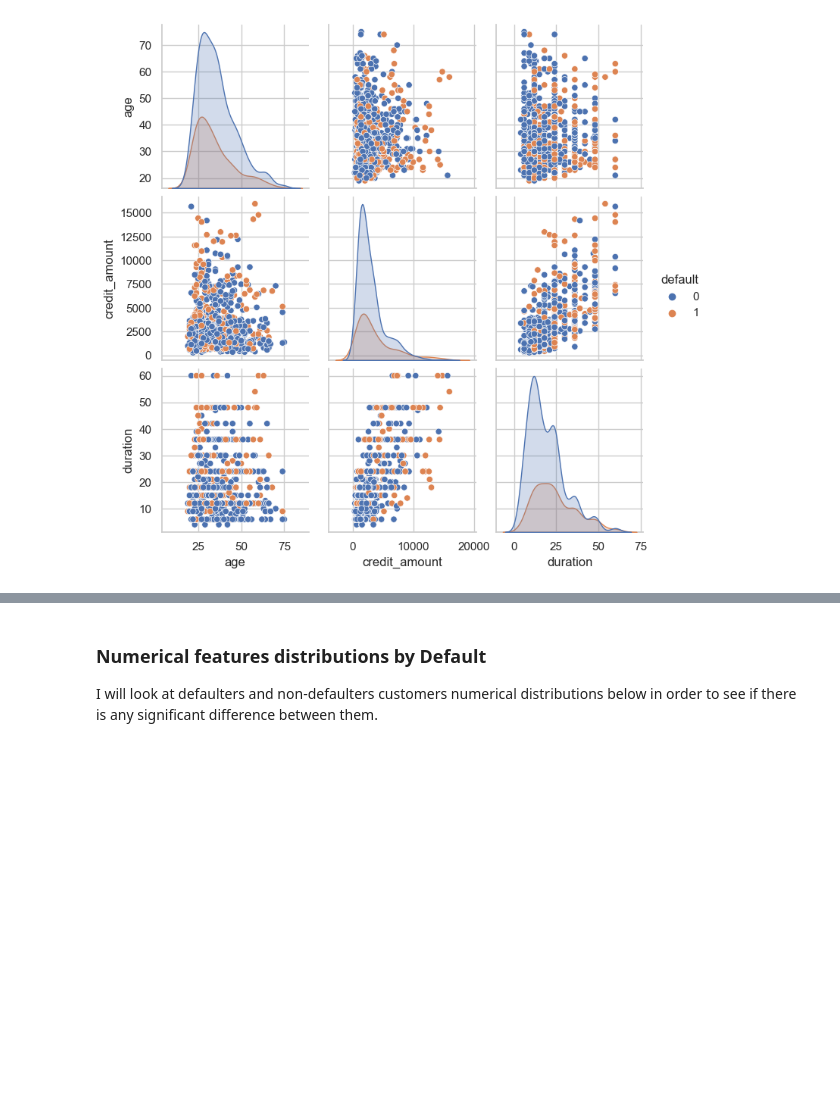
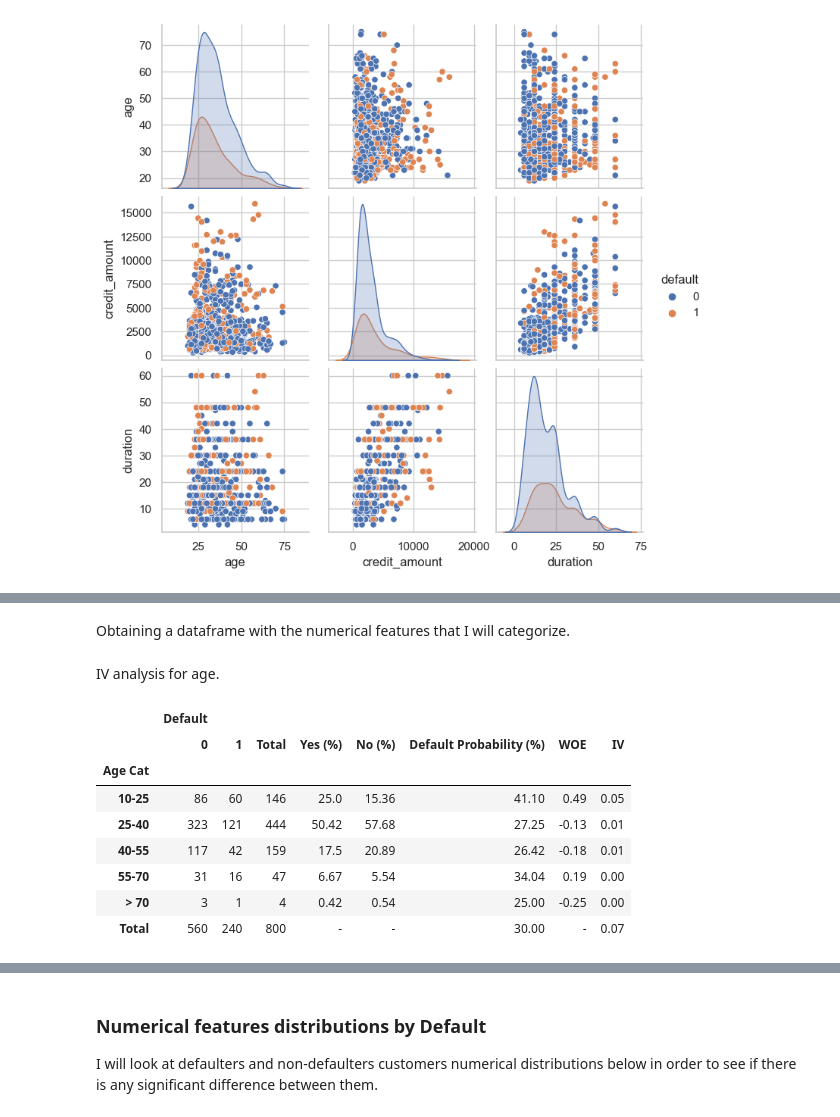
Before and after one commit to allmeidaapedro/Credit-Scoring-German-Bank, a Jupyter notebook: notebooks/1. EDA.ipynb, the cells around one changed output, grey strips where cells are left out. Drawn from its saved outputs; the diff is of its cells as text; code cells hidden in the pictures; blank space fills up the shorter version.

```diff
--- a/notebooks/1. EDA.ipynb
+++ b/notebooks/1. EDA.ipynb
@@ -406,0 +411,22 @@ plt.show()
+# %% [markdown]
+Obtaining a dataframe with the numerical features that I will categorize.
+# %%
+num_categorized = train[['age', 'credit_amount', 'duration', 'default']]
+# %% [markdown]
+IV analysis for age.
+# %%
+bins = np.arange(10, 86, 15)
+labels = ['10-25', '25-40', '40-55', '55-70', '> 70']
+num_categorized['age_cat'] = pd.cut(num_categorized['age'], bins=bins, labels=labels)
+age_iv_df = iv_analysis(data=num_categorized, cat='age_cat', target='default', positive_label='Default', cat_label='Age Cat')
+age_iv_df
+# %% [output]
+|  | Default |  |  |  |  |  |  |  |
+|  | 0 | 1 | Total | Yes (%) | No (%) | Default Probability (%) | WOE | IV |
+| Age Cat |  |  |  |  |  |  |  |  |
+| 10-25 | 86 | 60 | 146 | 25.0 | 15.36 | 41.10 | 0.49 | 0.05 |
+| 25-40 | 323 | 121 | 444 | 50.42 | 57.68 | 27.25 | -0.13 | 0.01 |
+| 40-55 | 117 | 42 | 159 | 17.5 | 20.89 | 26.42 | -0.18 | 0.01 |
+| 55-70 | 31 | 16 | 47 | 6.67 | 5.54 | 34.04 | 0.19 | 0.00 |
+| > 70 | 3 | 1 | 4 | 0.42 | 0.54 | 25.00 | -0.25 | 0.00 |
+| Total | 560 | 240 | 800 | - | - | 30.00 | - | 0.07 |
```
Also changed, not shown: parts of 23 cells of this notebook, 2 other files.
